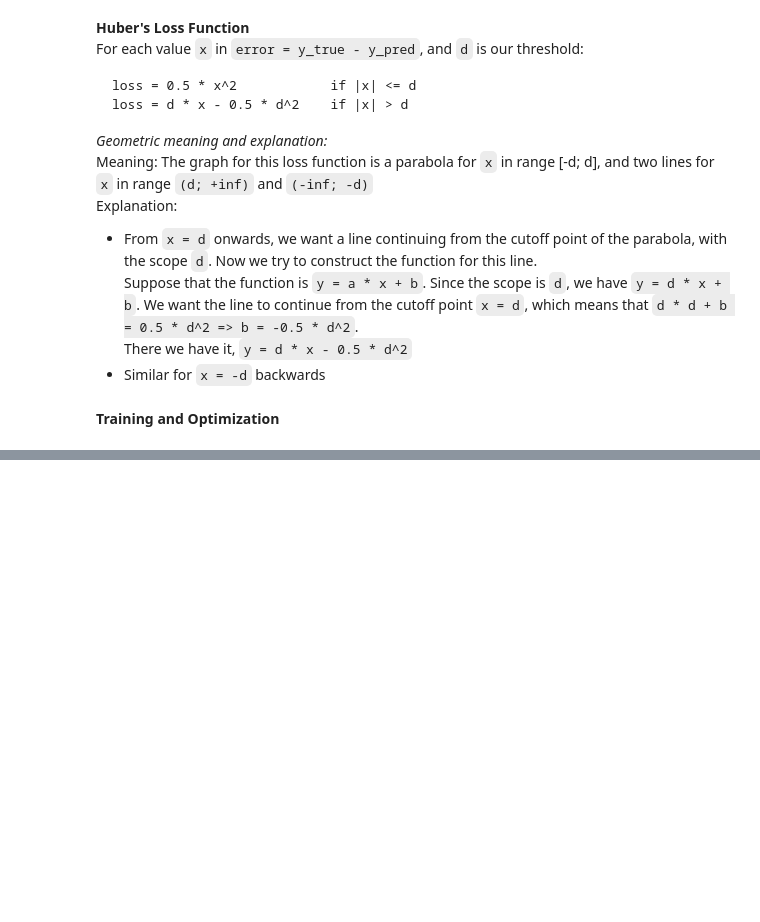
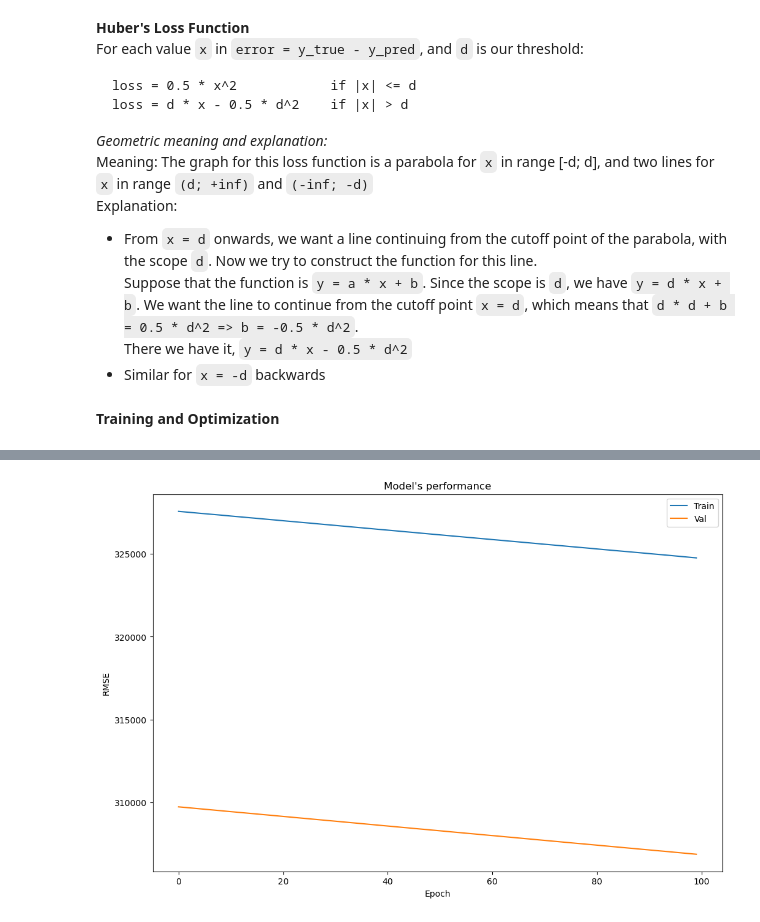
Before and after one commit to DangGiaChi/Deep-Learning-for-Computer-Vision-with-Python-and-TensorFlow-Course, a Jupyter notebook: Car-Price-Prediction/Car_price_prediction.ipynb, the cells around one changed output, grey strips where cells are left out. Drawn from its saved outputs; the diff is of its cells as text; code cells hidden in the pictures; blank space fills up the shorter version.

```diff
--- a/Car-Price-Prediction/Car_price_prediction.ipynb
+++ b/Car-Price-Prediction/Car_price_prediction.ipynb
@@ -217,0 +303,6 @@ model.fit(X, Y, epochs = 100, verbose = 1)
+# %%
+model.compile(loss = MeanAbsoluteError(),
+              optimizer=Adam(learning_rate=1),
+              metrics = RootMeanSquaredError())
+# %%
+process = model.fit(X, Y, validation_data=(x_val, y_val), epochs = 100, verbose = 1)
@@ -217,0 +327,11 @@ model.fit(X, Y, epochs = 100, verbose = 1)
+# %%
+plt.figure(figsize=(12,8))
+plt.plot(process.history["root_mean_squared_error"])
+plt.plot(process.history["val_root_mean_squared_error"])
+plt.xlabel("Epoch")
+plt.ylabel("RMSE")
+plt.legend(["Train", "Val"])
+plt.title("Model's performance")
+plt.show();
+# %% [output]
+[figure, added]
```
Also changed, not shown: parts of 27 cells of this notebook, 2 other files.
